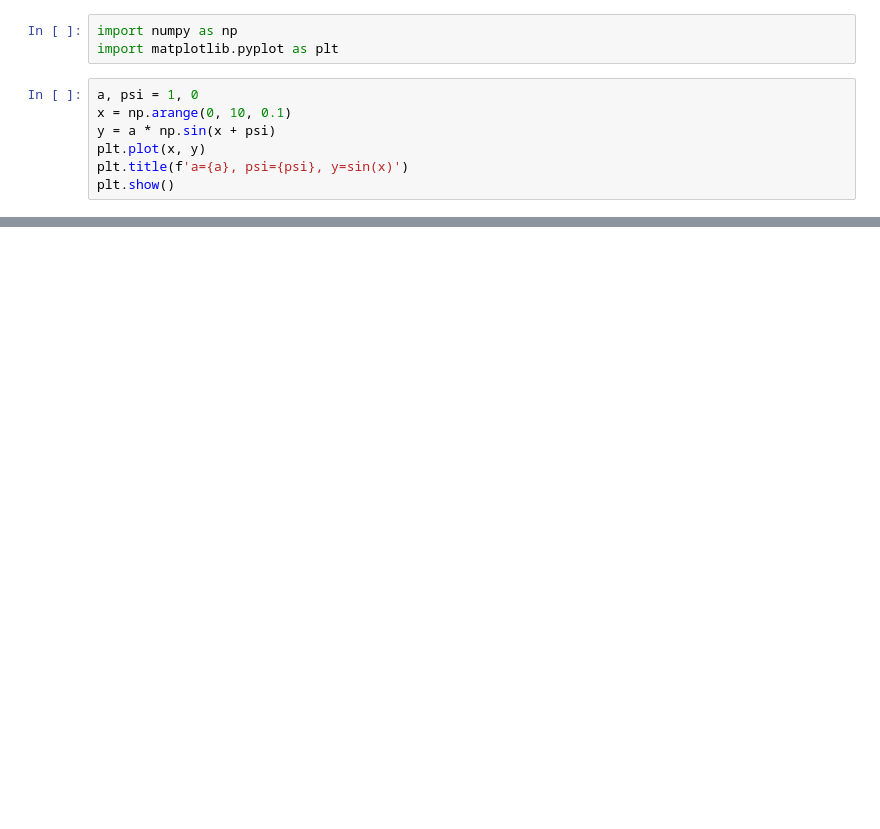
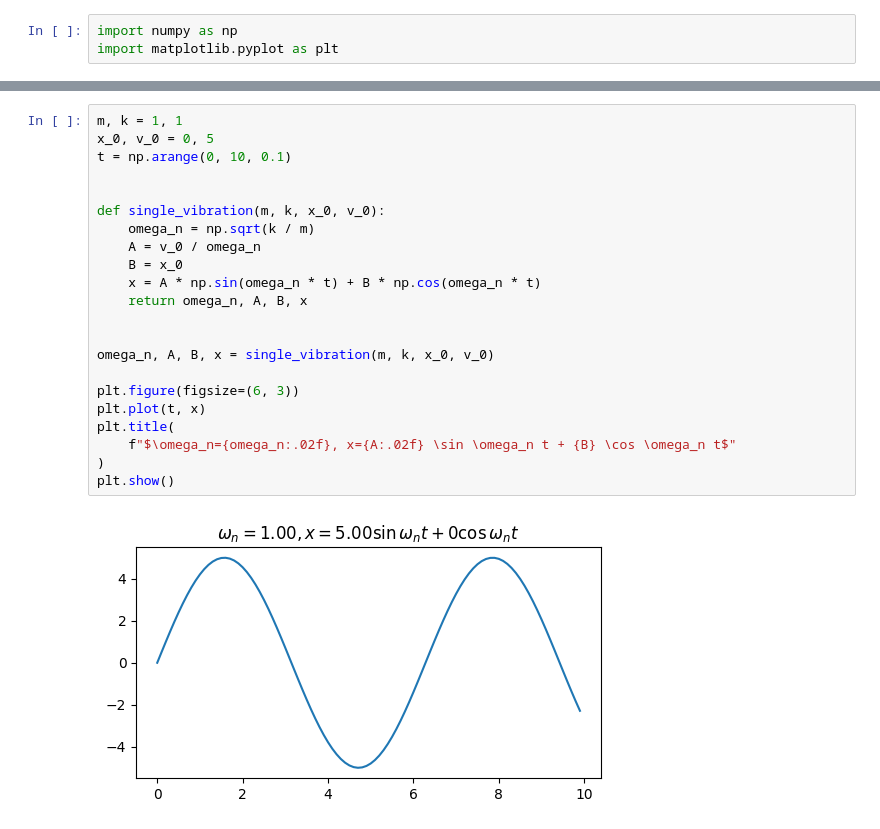
Before and after one commit to akmiccom/vibrology, a Jupyter notebook: notebooks/振動学.ipynb, the cells around one changed output, grey strips where cells are left out. Drawn from its saved outputs; the diff is of its cells as text; blank space fills up the shorter version.

```diff
--- a/notebooks/振動学.ipynb
+++ b/notebooks/振動学.ipynb
@@ -1,10 +1,3 @@
 # %%
 import numpy as np
 import matplotlib.pyplot as plt
-# %%
-a, psi = 1, 0
-x = np.arange(0, 10, 0.1)
-y = a * np.sin(x + psi)
-plt.plot(x, y)
-plt.title(f'a={a}, psi={psi}, y=sin(x)')
-plt.show()
@@ -12,0 +9,24 @@ plt.show()
+# %%
+m, k = 1, 1
+x_0, v_0 = 0, 5
+t = np.arange(0, 10, 0.1)
+
+
+def single_vibration(m, k, x_0, v_0):
+    omega_n = np.sqrt(k / m)
+    A = v_0 / omega_n
+    B = x_0
+    x = A * np.sin(omega_n * t) + B * np.cos(omega_n * t)
+    return omega_n, A, B, x
+
+
+omega_n, A, B, x = single_vibration(m, k, x_0, v_0)
+
+plt.figure(figsize=(6, 3))
+plt.plot(t, x)
+plt.title(
+    f"$\omega_n={omega_n:.02f}, x={A:.02f} \sin \omega_n t + {B} \cos \omega_n t$"
+)
+plt.show()
+# %% [output]
+[figure, added]
```
Also changed, not shown: parts of 3 cells of this notebook, 1 other file.
